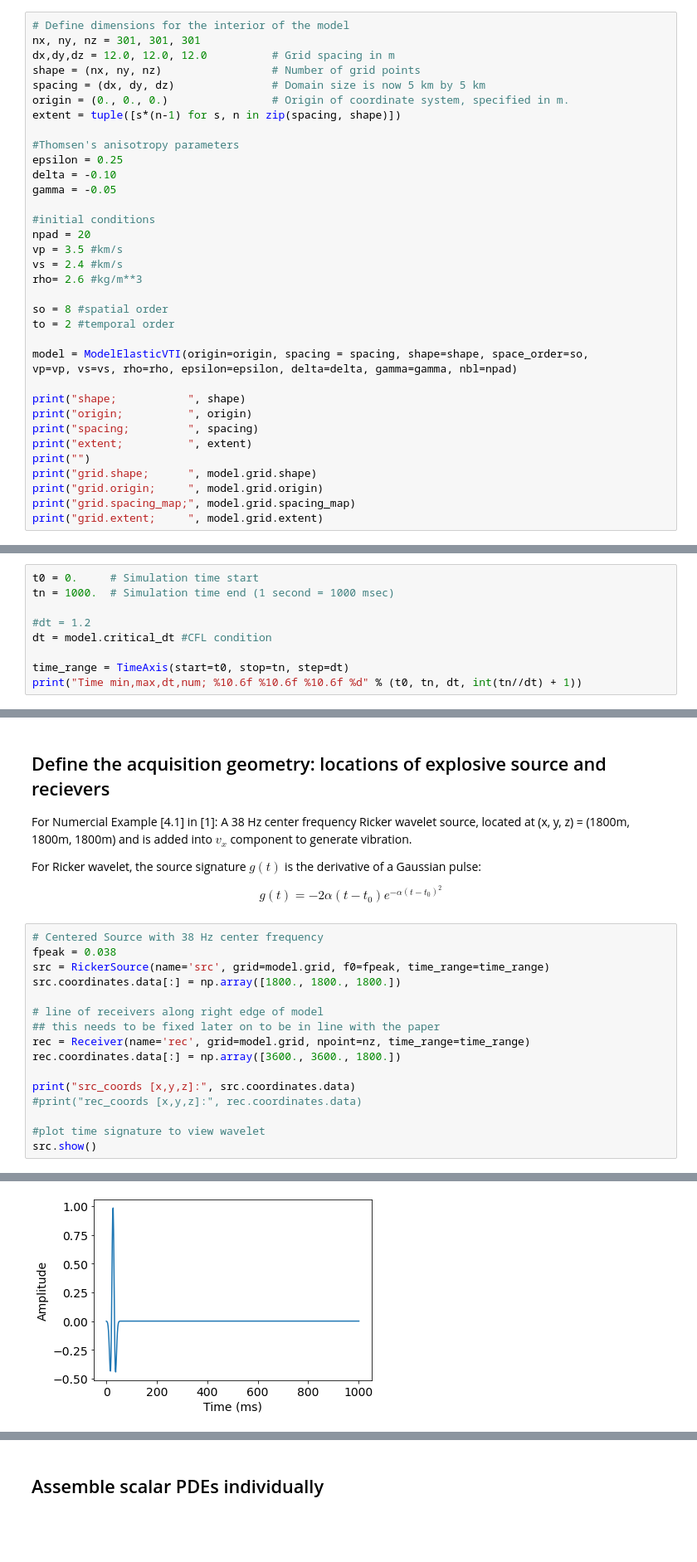
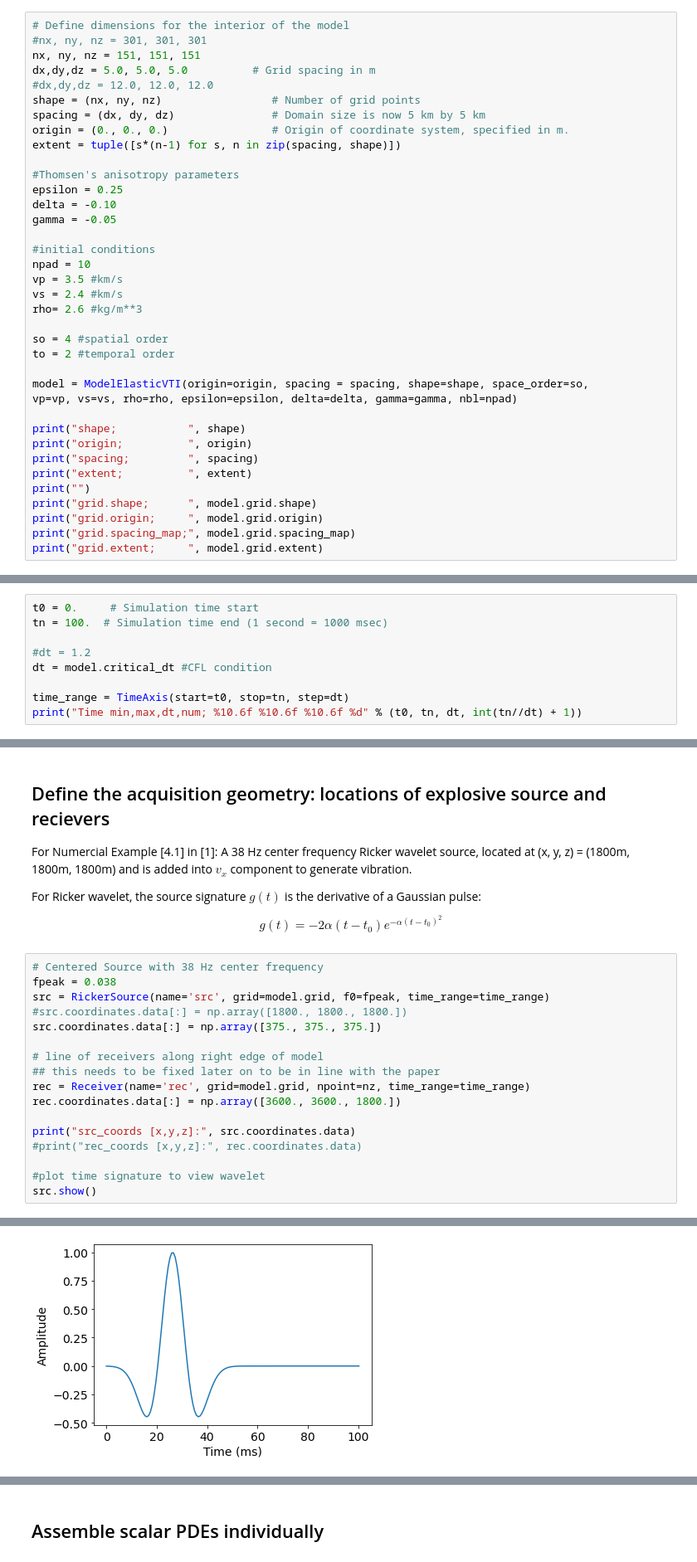
Before and after one commit to ckhimji/devito, a Jupyter notebook: examples/seismic/tutorials/12_elastic-vti.ipynb, the cells around one changed output, grey strips where cells are left out. Shown at 83% size. Saved outputs shown, nothing was run; the diff lists cells and outputs as text; blank space fills up the shorter version.

Commit message:
forward simulation on a small problem working for scalar pdes

```diff
--- a/examples/seismic/tutorials/12_elastic-vti.ipynb
+++ b/examples/seismic/tutorials/12_elastic-vti.ipynb
@@ -129,8 +129,10 @@ configuration['log-level'] = 'DEBUG'
 define the grid the same as the 3D homogenous model described in 4.1. This still needs to be fixed below is a sample structure
 # %%
 # Define dimensions for the interior of the model
-nx, ny, nz = 301, 301, 301
-dx,dy,dz = 12.0, 12.0, 12.0          # Grid spacing in m
+#nx, ny, nz = 301, 301, 301
+nx, ny, nz = 151, 151, 151
+dx,dy,dz = 5.0, 5.0, 5.0          # Grid spacing in m
+#dx,dy,dz = 12.0, 12.0, 12.0
 shape = (nx, ny, nz)                 # Number of grid points
 spacing = (dx, dy, dz)               # Domain size is now 5 km by 5 km
 origin = (0., 0., 0.)                # Origin of coordinate system, specified in m.
@@ -142,12 +144,12 @@ delta = -0.10
 gamma = -0.05
 
 #initial conditions
-npad = 20
+npad = 10
 vp = 3.5 #km/s
 vs = 2.4 #km/s
 rho= 2.6 #kg/m**3
 
-so = 8 #spatial order
+so = 4 #spatial order
 to = 2 #temporal order
 
 model = ModelElasticVTI(origin=origin, spacing = spacing, shape=shape, space_order=so,
@@ -206,7 +207,7 @@ s = model.grid.stepping_dim.spacing
 ## Define the simulation time range
 # %%
 t0 = 0.     # Simulation time start
-tn = 1000.  # Simulation time end (1 second = 1000 msec)
+tn = 100.  # Simulation time end (1 second = 1000 msec)
 
 #dt = 1.2
 dt = model.critical_dt #CFL condition
@@ -228,7 +229,8 @@ $$g(t) = -2 \alpha(t - t_0)e^{-\alpha(t-t_0)^2}$$
 # Centered Source with 38 Hz center frequency
 fpeak = 0.038
 src = RickerSource(name='src', grid=model.grid, f0=fpeak, time_range=time_range)
-src.coordinates.data[:] = np.array([1800., 1800., 1800.])
+#src.coordinates.data[:] = np.array([1800., 1800., 1800.])
+src.coordinates.data[:] = np.array([375., 375., 375.])
 
 # line of receivers along right edge of model
 ## this needs to be fixed later on to be in line with the paper
@@ -248,4 +250,4 @@ src_coords [x,y,z]: [[1800. 1800. 1800.]]
-[figure, old version]
+[figure, new version]
 # %%
 #source injection term
 src_xx = src.inject(field=tau[0, 0].forward, expr=src*s)
```
Also changed, not shown: parts of 13 cells of this notebook.
